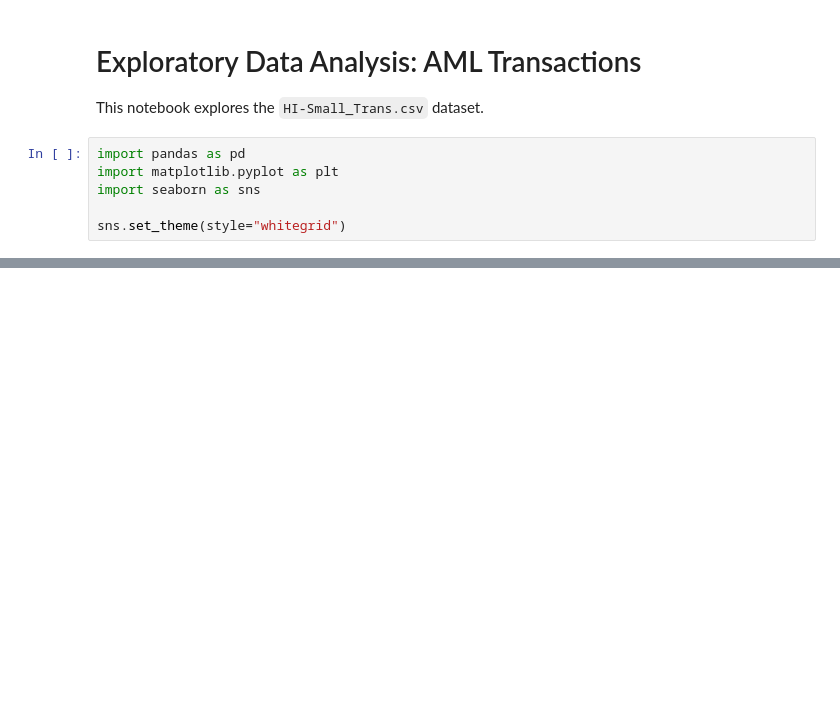
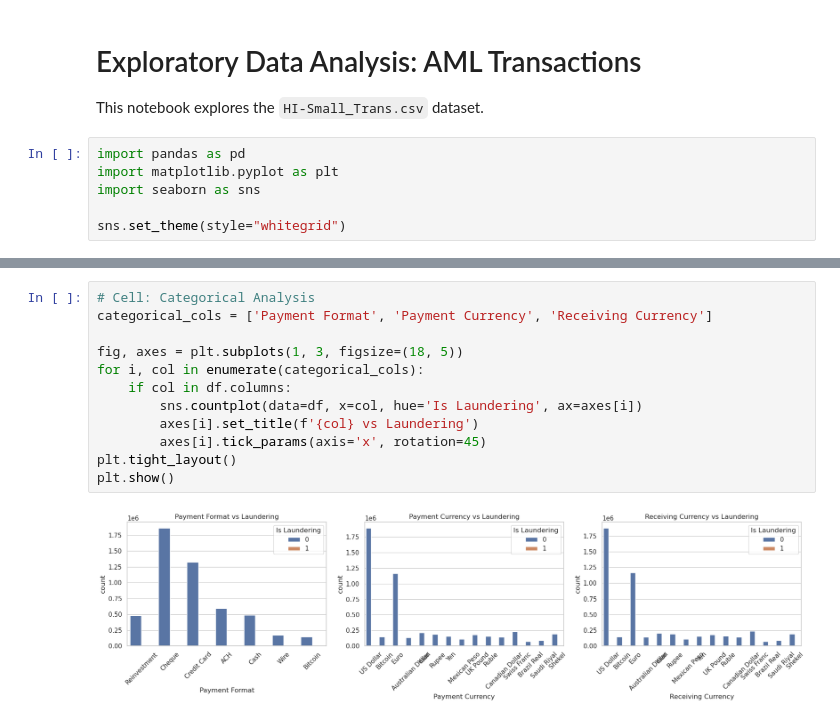
Before and after one commit to toufahachraf/junction_hack, a Jupyter notebook: notebooks/EDA.ipynb, the cells around one changed output, grey strips where cells are left out. Saved outputs shown, nothing was run; the diff lists cells and outputs as text; blank space fills up the shorter version.

```diff
--- a/notebooks/EDA.ipynb
+++ b/notebooks/EDA.ipynb
@@ -29,0 +74,14 @@ plt.show()
+# %%
+# Cell: Categorical Analysis
+categorical_cols = ['Payment Format', 'Payment Currency', 'Receiving Currency']
+
+fig, axes = plt.subplots(1, 3, figsize=(18, 5))
+for i, col in enumerate(categorical_cols):
+    if col in df.columns:
+        sns.countplot(data=df, x=col, hue='Is Laundering', ax=axes[i])
+        axes[i].set_title(f'{col} vs Laundering')
+        axes[i].tick_params(axis='x', rotation=45)
+plt.tight_layout()
+plt.show()
+# %% [output]
+[figure, added]
```
Also changed, not shown: parts of 8 cells of this notebook, 1 other file.
